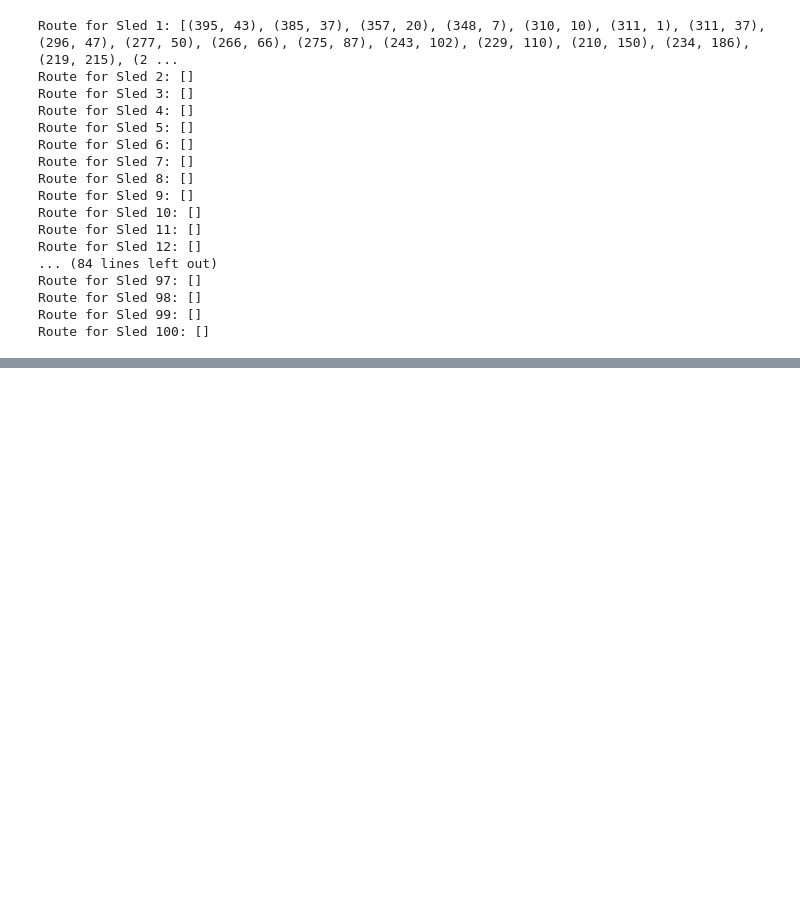
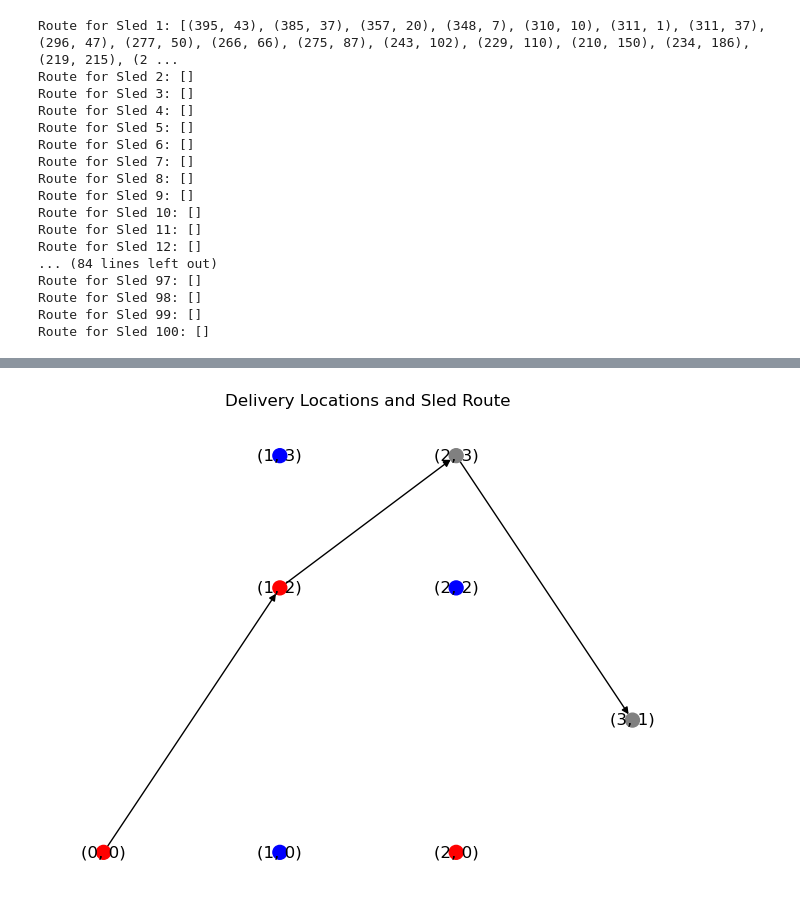
Before and after one commit to MoschMaster/Hackathon-Christmas, a Jupyter notebook: Mischa_env.ipynb, the cells around one changed output, grey strips where cells are left out. Cells and saved outputs as stored; diff of their text form; code cells hidden in the pictures; blank space fills up the shorter version.

Commit message:
Uploaded features
Draft features added:
1. show plot route
2. Create submission file
3. Access results with GUI

```diff
--- a/Mischa_env.ipynb
+++ b/Mischa_env.ipynb
@@ -108,0 +136,47 @@ Route for Sled 100: []
+# %%
+import pandas as pd
+import matplotlib.pyplot as plt
+import networkx as nx
+
+def read_data(file_path):
+    # Read the general parameters line
+    with open(file_path, 'r') as file:
+        general_params = list(map(int, file.readline().strip().split()))
+
+    # Read the rest of the file into a DataFrame
+    df = pd.read_csv(file_path, sep=' ', skiprows=1, header=None)
+    df.columns = ['Start_Horizontal', 'Start_Vertical', 'Finish_Horizontal', 'Finish_Vertical', 'Earliest_Start', 'Latest_Finish']
+
+    return general_params, df
+
+def plot_route(df, route):
+    G = nx.DiGraph()
+
+    # Add nodes for all points in the route with a default color
+    for point in route:
+        G.add_node(point, color='gray')
+
+    # Add edges for the route
+    for i in range(len(route) - 1):
+        G.add_edge(route[i], route[i+1])
+
+    # Update colors for start and finish locations
+    for index, row in df.iterrows():
+        G.add_node((row['Start_Horizontal'], row['Start_Vertical']), color='red')
+        G.add_node((row['Finish_Horizontal'], row['Finish_Vertical']), color='blue')
+
+    # Position for each node
+    pos = {node: (node[0], node[1]) for node in G.nodes()}
+
+    # Draw the graph
+    nx.draw(G, pos, with_labels=True, node_size=100, node_color=[G.nodes[node]['color'] for node in G.nodes])
+    plt.title("Delivery Locations and Sled Route")
+    plt.show()
+
+# Example usage
+file_path = 'Datasets/1_Geldermalsen.txt'
+general_params, df = read_data(file_path)
+route = [(0, 0), (1, 2), (2, 3), (3, 1)]  # Example route
+plot_route(df, route)
+# %% [output]
+[figure, added]
```
Also changed, not shown: parts of 8 cells of this notebook, 2 other files.
